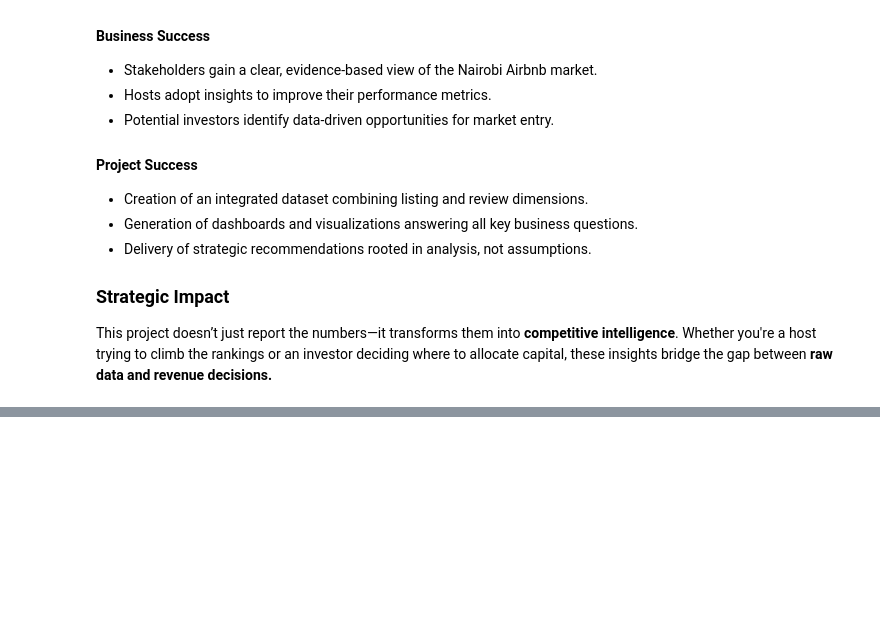
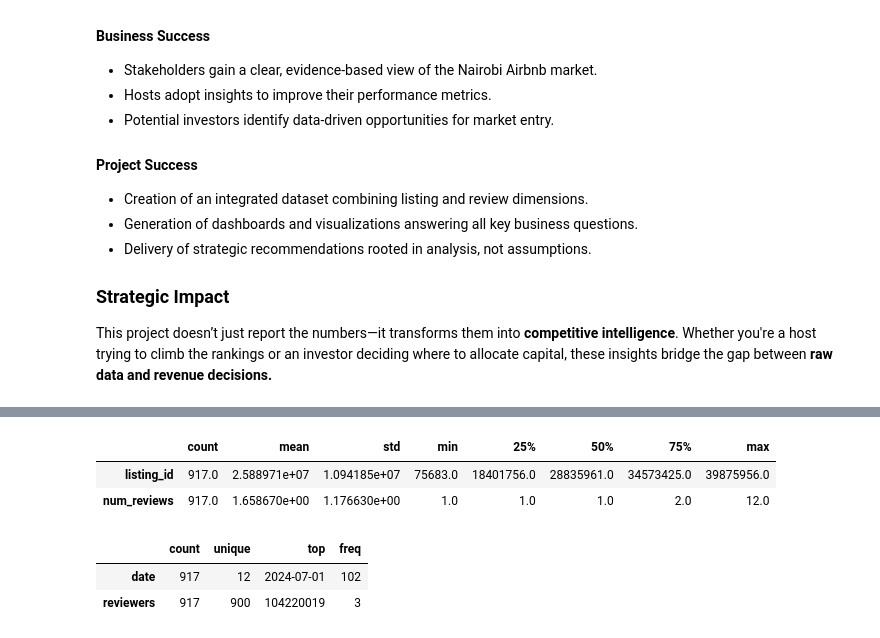
Before and after one commit to Vain-Guy/Beds-Reviews-Bank, a Jupyter notebook: index.ipynb, the cells around one changed output, grey strips where cells are left out. Saved outputs shown, nothing was run; the diff lists cells and outputs as text; code cells hidden in the pictures; blank space fills up the shorter version.

```diff
--- a/index.ipynb
+++ b/index.ipynb
@@ -68,0 +285,14 @@ This project doesn’t just report the numbers—it transforms them into **compe
+# %%
+# Get descriptive statistics of numerical columns
+reviews_df.describe().T
+# %% [output]
+|  | count | mean | std | min | 25% | 50% | 75% | max |
+| listing_id | 917.0 | 2.588971e+07 | 1.094185e+07 | 75683.0 | 18401756.0 | 28835961.0 | 34573425.0 | 39875956.0 |
+| num_reviews | 917.0 | 1.658670e+00 | 1.176630e+00 | 1.0 | 1.0 | 1.0 | 2.0 | 12.0 |
+# %%
+# Get descriptive statistics of categorical columns
+reviews_df.describe(include = 'O').T
+# %% [output]
+|  | count | unique | top | freq |
+| date | 917 | 12 | 2024-07-01 | 102 |
+| reviewers | 917 | 900 | 104220019 | 3 |
```
Also changed, not shown: parts of 16 cells of this notebook.
